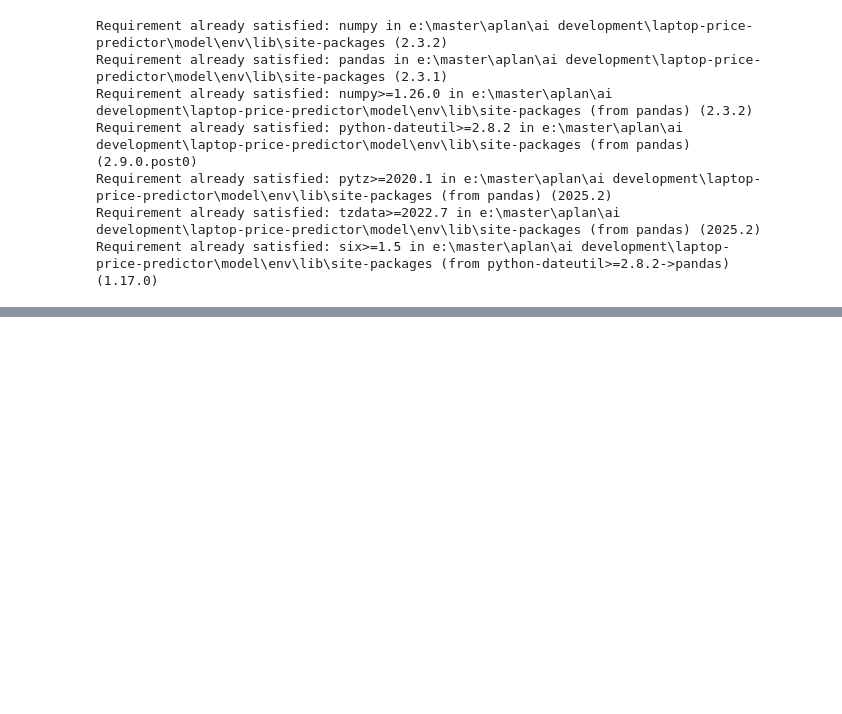
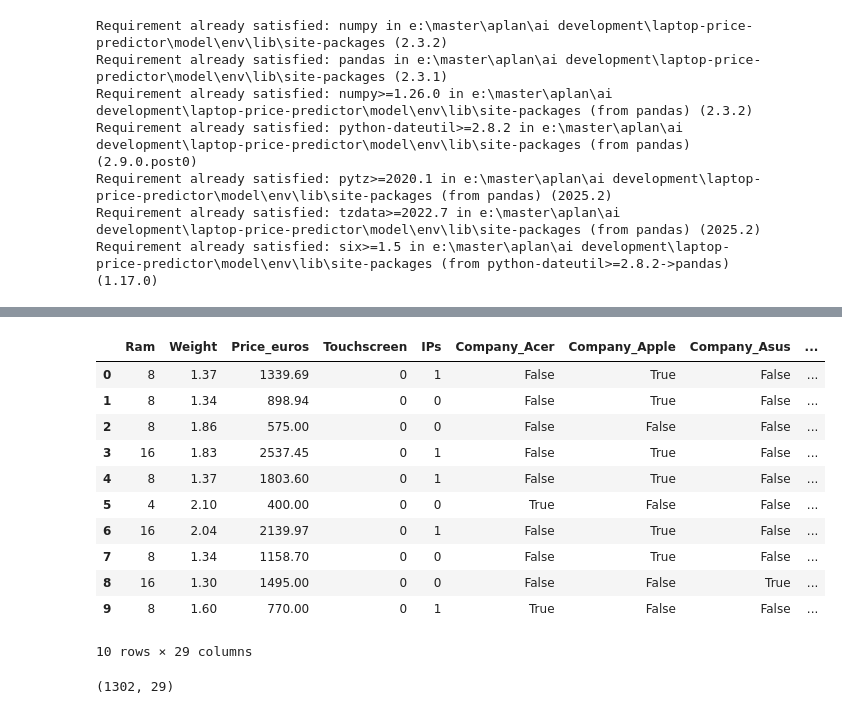
Before and after one commit to kaveesha4890/Laptop-price-predictor, a Jupyter notebook: model/Model_Building.ipynb, the cells around one changed output, grey strips where cells are left out. Drawn from its saved outputs; the diff is of its cells as text; code cells hidden in the pictures; blank space fills up the shorter version.

```diff
--- a/model/Model_Building.ipynb
+++ b/model/Model_Building.ipynb
@@ -24,0 +262,2 @@ data.head()
+# %%
+data = data[data['gpu_name'] != 'ARM']
@@ -24,0 +274,12 @@ data.head()
+# %%
+def set_os(inpt):
+    if inpt == 'Windows 10' or inpt == 'Windows 7' or inpt == 'Windows 10 S':
+        return 'Windows'
+    elif inpt == 'macOS' or inpt == 'Mac OS X':
+        return 'Mac'
+    elif inpt == 'Linux':
+        return 'Linux'
+    else:
+        return 'Other'
+
+data['OpSys'] = data['OpSys'].apply(set_os)
@@ -24,0 +311,2 @@ data.head()
+# %%
+data = data.drop(columns=['laptop_ID','Inches','Product','ScreenResolution','Cpu','Gpu'])
@@ -24,0 +322,21 @@ data.head()
+# %%
+data = pd.get_dummies(data)
+# %%
+data.head(10)
+# %% [output]
+|  | Ram | Weight | Price_euros | Touchscreen | IPs | Company_Acer | Company_Apple | Company_Asus | ... |
+| 0 | 8 | 1.37 | 1339.69 | 0 | 1 | False | True | False | ... |
+| 1 | 8 | 1.34 | 898.94 | 0 | 0 | False | True | False | ... |
+| 2 | 8 | 1.86 | 575.00 | 0 | 0 | False | False | False | ... |
+| 3 | 16 | 1.83 | 2537.45 | 0 | 1 | False | True | False | ... |
+| 4 | 8 | 1.37 | 1803.60 | 0 | 1 | False | True | False | ... |
+| 5 | 4 | 2.10 | 400.00 | 0 | 0 | True | False | False | ... |
+| 6 | 16 | 2.04 | 2139.97 | 0 | 1 | False | True | False | ... |
+| 7 | 8 | 1.34 | 1158.70 | 0 | 0 | False | True | False | ... |
+| 8 | 16 | 1.30 | 1495.00 | 0 | 0 | False | False | True | ... |
+| 9 | 8 | 1.60 | 770.00 | 0 | 1 | True | False | False | ... |
+10 rows × 29 columns
+# %%
+data.shape
+# %% [output]
+(1302, 29)
```
Also changed, not shown: parts of 43 cells of this notebook, 2 other files.
